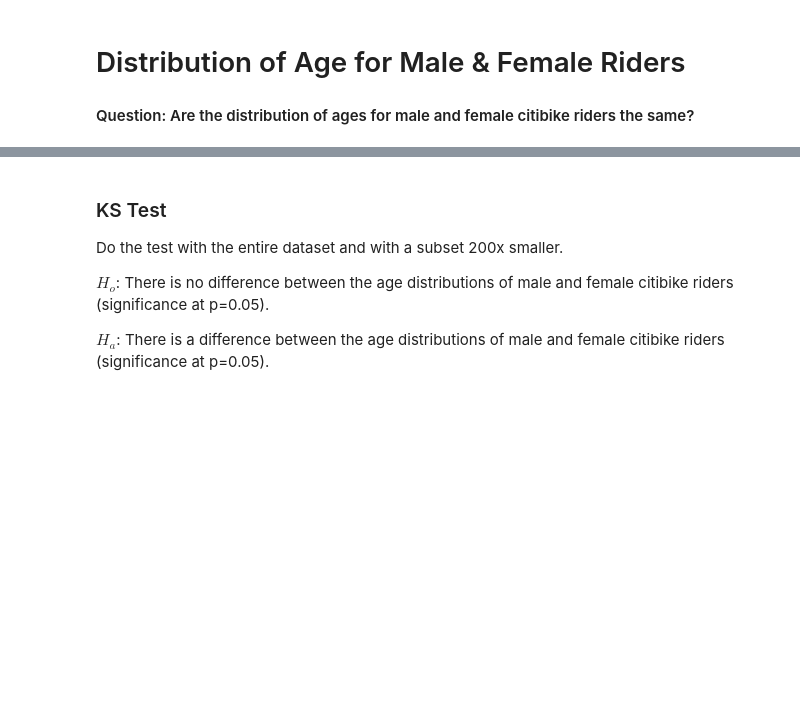
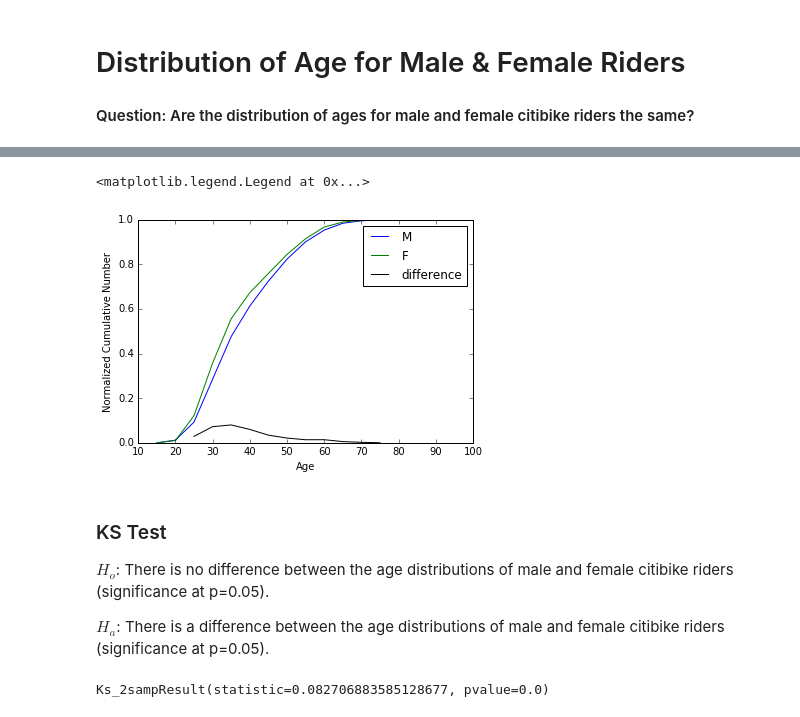
Before and after one commit to jvani/PUI2016_jmv423, a Jupyter notebook: HW4_jmv423/Assignment4_jmv423.ipynb, the cells around one changed output, grey strips where cells are left out. Drawn from its saved outputs; the diff is of its cells as text; code cells hidden in the pictures; blank space fills up the shorter version.

```diff
--- a/HW4_jmv423/Assignment4_jmv423.ipynb
+++ b/HW4_jmv423/Assignment4_jmv423.ipynb
@@ -59,7 +62,25 @@ ax_2.hist(df1.agef, bins = agebins)
+# %%
+csM=male.age.groupby(pd.cut(male.age, bins)).agg({"age" : np.count_nonzero}).cumsum()
+csF=female.age.groupby(pd.cut(female.age, bins)).agg({"age" : np.count_nonzero}).cumsum()
+
+pl.plot(bins[:-1] + 5, csM / csM.max(), label = "M")
+pl.plot(bins[:-1] + 5, csF / csF.max(), label = "F")
+pl.plot(bins[:-1] + 5, np.sqrt(csF / csF.max() - csM / csM.max())**2, 'k-',
+        label = "difference")
+pl.xlabel("Age")
+pl.ylabel("Normalized Cumulative Number")
+pl.legend()
+# %% [output]
+<matplotlib.legend.Legend at 0x...>
+[figure, added]
 # %% [markdown]
 ### KS Test
-Do the test with the entire dataset and with a subset 200x smaller.
 
 $H_o$: There is no difference between the age distributions of male and female citibike riders (significance at p=0.05).
 
 $H_a$: There is a difference between the age distributions of male and female citibike riders (significance at p=0.05).
+# %%
+ks = scipy.stats.ks_2samp(male.age, female.age)
+print (ks)
+# %% [output]
+Ks_2sampResult(statistic=0.082706883585128677, pvalue=0.0)
```
Also changed, not shown: parts of 14 cells of this notebook, 1 other file.
